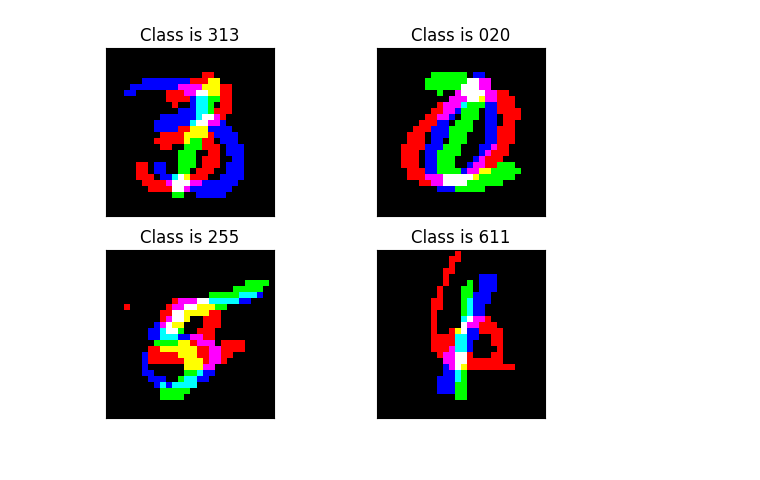
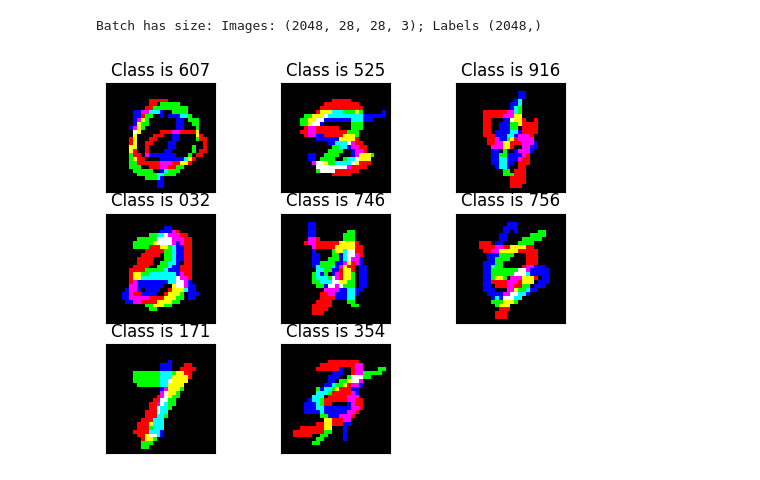
Before and after one commit to gunhamn/public, a Jupyter notebook: DL_Autoencoders/generator_colour_evaluation.ipynb, the cells around one changed output. Cells and saved outputs as stored; diff of their text form; code cells hidden in the pictures.

```diff
--- a/DL_Autoencoders/generator_colour_evaluation.ipynb
+++ b/DL_Autoencoders/generator_colour_evaluation.ipynb
@@ -18,13 +24,14 @@ from verification_net import VerificationNet
 batch_size = 2048
 # %%
 gen = StackedMNISTData(mode=DataMode.COLOR_BINARY_MISSING, default_batch_size=9)
-img, labels = gen.get_random_batch(batch_size=4)
+imgTest, clsTest = gen.get_random_batch(batch_size=8)
+clsTest = clsTest // 10
+
+img, labels = gen.get_random_batch(training=False, batch_size=batch_size)
 labels = labels // 10
-gen.plot_example(images=img, labels=labels)
+print(f"Batch has size: Images: {img.shape}; Labels {labels.shape}")
 
-#img, labels = gen.get_random_batch(training=False, batch_size=batch_size)
-#print(f"Batch has size: Images: {img.shape}; Labels {labels.shape}")
-
-#RGB
+gen.plot_example(images=imgTest, labels=clsTest)
 # %% [output]
+Batch has size: Images: (2048, 28, 28, 3); Labels (2048,)
-[figure, old version]
+[figure, new version]
```
Also changed, not shown: parts of 4 cells of this notebook, 12 other files.
